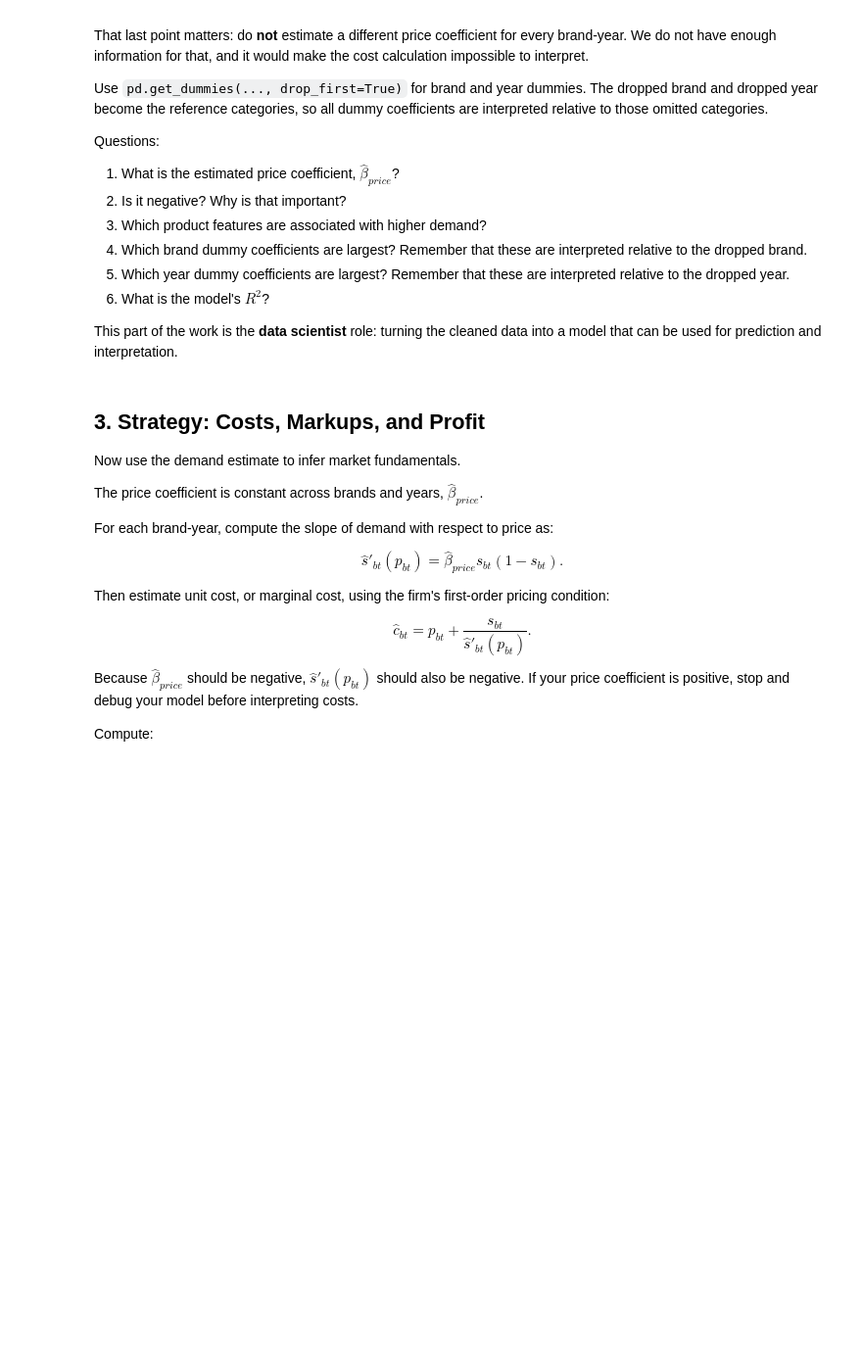
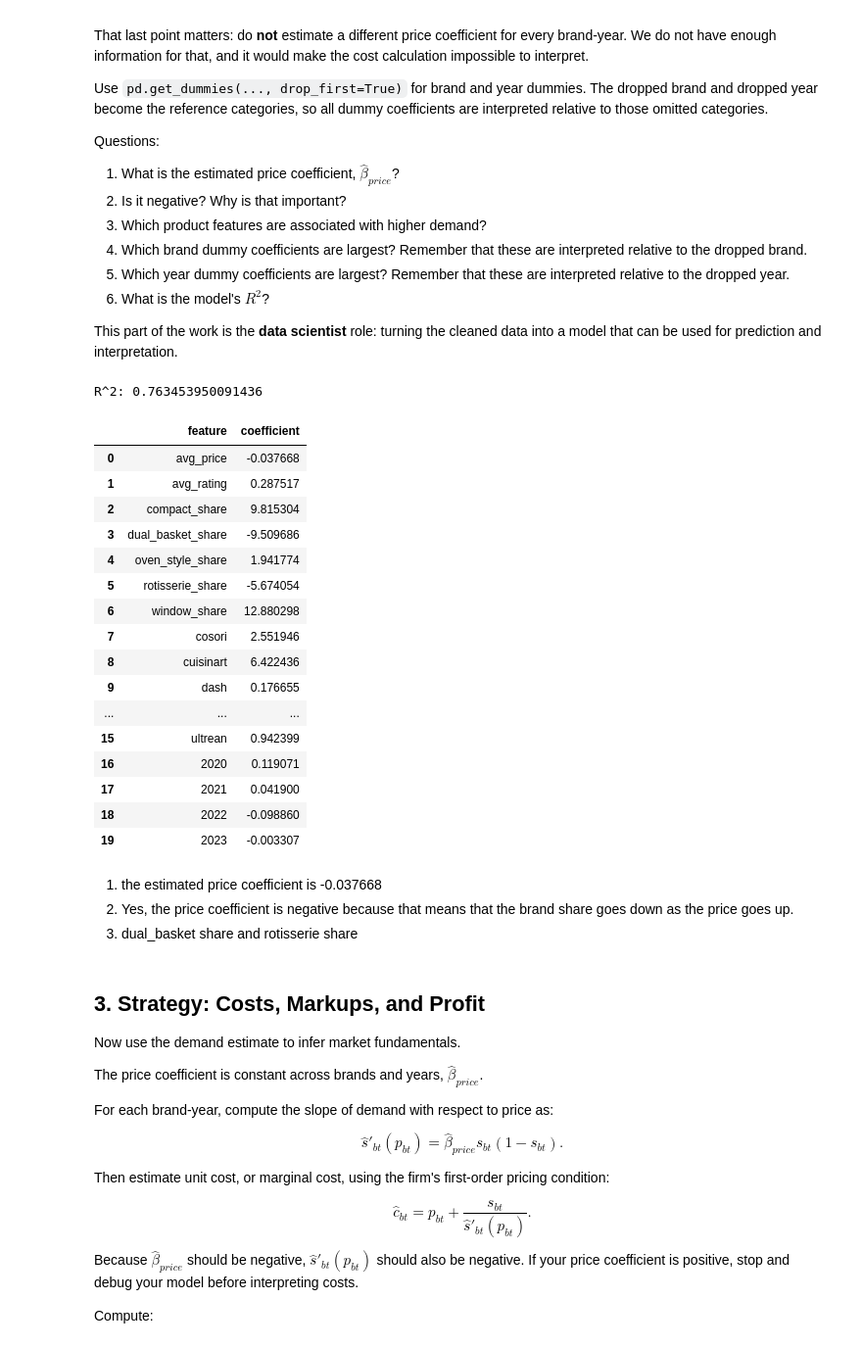
Before and after one commit to SafaaMahbub/ML_Final_Project, a Jupyter notebook: demand_estimation_lab.ipynb, the cells around one changed output. Shown at 98% size. Cells and saved outputs as stored; diff of their text form; code cells hidden in the pictures; blank space fills up the shorter version.

```diff
--- a/demand_estimation_lab.ipynb
+++ b/demand_estimation_lab.ipynb
@@ -230,6 +230,58 @@ Questions:
 6. What is the model's $R^2$?
 
 This part of the work is the **data scientist** role: turning the cleaned data into a model that can be used for prediction and interpretation.
+# %%
+y= df["log_brand_share"]
+feature_cols = ["compact_share","dual_basket_share","oven_style_share","rotisserie_share","window_share"]
+brand_dummies = pd.get_dummies(df["brand"], drop_first=True)
+year_dummies = pd.get_dummies(df["year"].astype(str), drop_first=True)
+
+X = pd.concat(
+    [df[["avg_price", "avg_rating"] + feature_cols],
+    brand_dummies,
+    year_dummies],
+    axis=1,)
+
+
+model = LinearRegression()
+model.fit(X, y)
+
+predicted_log_share = model.predict(X)
+r2 = r2_score(y, predicted_log_share)
+
+
+coef_table = pd.DataFrame(
+    {
+        "feature": X.columns,
+        "coefficient": model.coef_,
+    })
+
+
+print(f"R^2: {r2}")
+coef_table
+# %% [output]
+R^2: 0.763453950091436
+|  | feature | coefficient |
+| 0 | avg_price | -0.037668 |
+| 1 | avg_rating | 0.287517 |
+| 2 | compact_share | 9.815304 |
+| 3 | dual_basket_share | -9.509686 |
+| 4 | oven_style_share | 1.941774 |
+| 5 | rotisserie_share | -5.674054 |
+| 6 | window_share | 12.880298 |
+| 7 | cosori | 2.551946 |
+| 8 | cuisinart | 6.422436 |
+| 9 | dash | 0.176655 |
+| ... | ... | ... |
+| 15 | ultrean | 0.942399 |
+| 16 | 2020 | 0.119071 |
+| 17 | 2021 | 0.041900 |
+| 18 | 2022 | -0.098860 |
+| 19 | 2023 | -0.003307 |
+# %% [markdown]
+1. the estimated price coefficient is -0.037668
+2. Yes, the price coefficient is negative because that means that the brand share goes down as the price goes up.
+3. dual_basket share and rotisserie share
 # %% [markdown]
 ## 3. Strategy: Costs, Markups, and Profit
 
```
